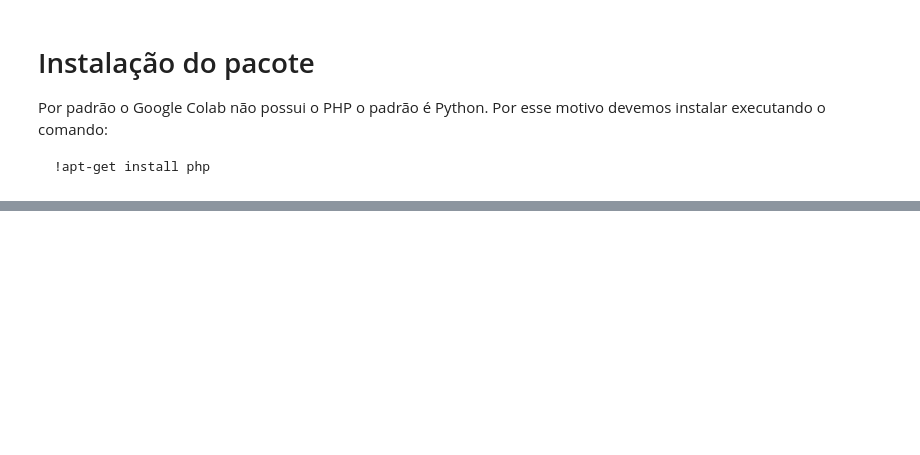
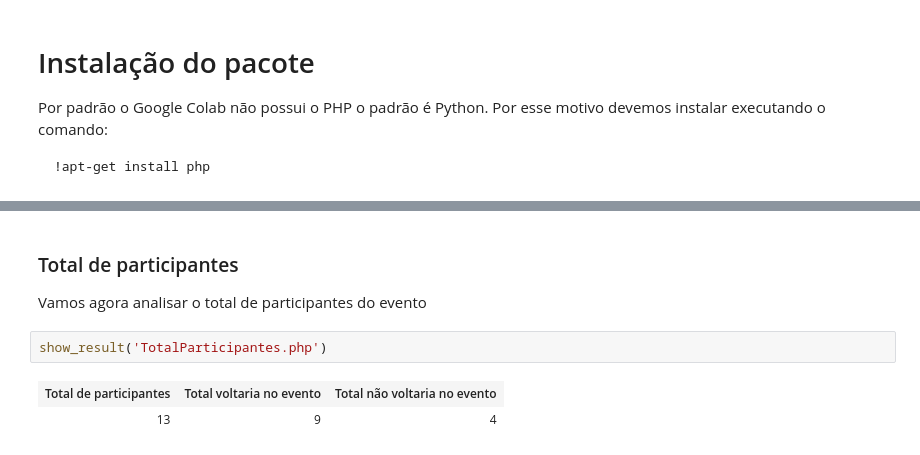
Before and after one commit to michaeldouglas/locaweb-community-summit, a Jupyter notebook: codigos/PHPML.ipynb, the cells around one changed output, grey strips where cells are left out. Cells and saved outputs as stored; diff of their text form; blank space fills up the shorter version.

```diff
--- a/codigos/PHPML.ipynb
+++ b/codigos/PHPML.ipynb
@@ -30,0 +128,9 @@ Processing triggers for libapache2-mod-php8.1 (8.1.2-1ubuntu2.14) ...
+# %% [markdown]
+### Total de participantes
+
+Vamos agora analisar o total de participantes do evento
+# %%
+show_result('TotalParticipantes.php')
+# %% [output]
+| Total de participantes | Total voltaria no evento | Total não voltaria no evento |
+| 13 | 9 | 4 |
```
Also changed, not shown: parts of 27 cells of this notebook.
